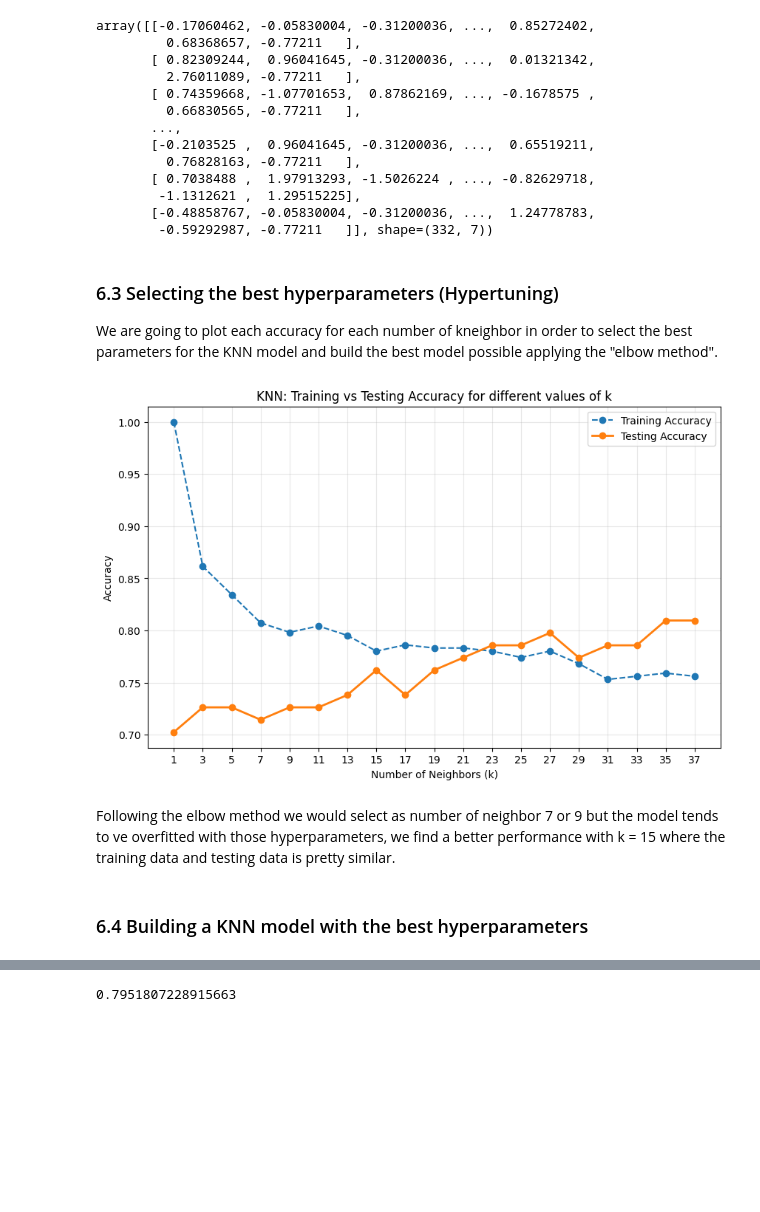
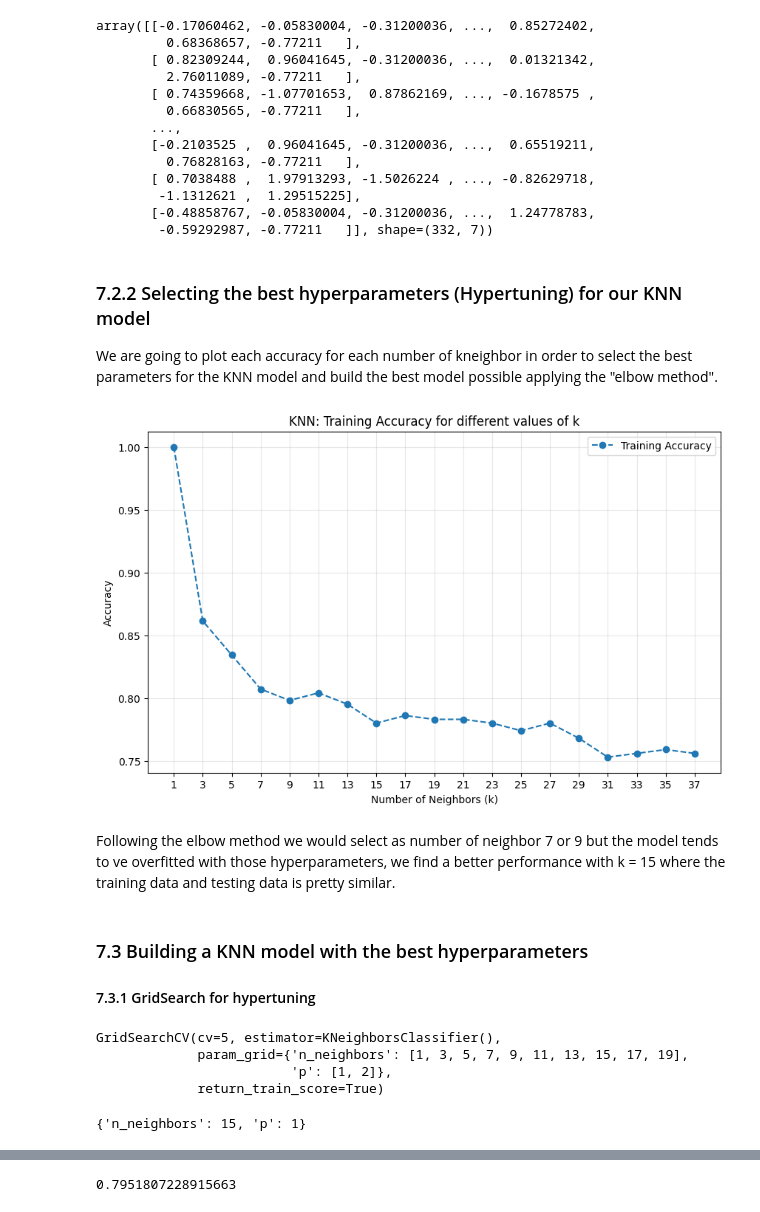
Before and after one commit to Carlos-PC05/FinalProjectCS-362, a Jupyter notebook: FinalReport_SP26_RV_PC_MASTERFILE.ipynb, the cells around one changed output, grey strips where cells are left out. Cells and saved outputs as stored; diff of their text form; code cells hidden in the pictures; blank space fills up the shorter version.

```diff
--- a/FinalReport_SP26_RV_PC_MASTERFILE.ipynb
+++ b/FinalReport_SP26_RV_PC_MASTERFILE.ipynb
@@ -1210,6 +1224,7 @@ In this section, we use classification to classify individuals based on their Cl
 # %%
+#We map the Clinical Dementia Rating from {0, 0.5, 1, 2} to -> {0, 1, 2, 3}
+#This is neccesary because we need integers instead of floats.
 label_map = {0:0, 0.5:1, 1.0:2, 2.0:3}
 y_clf_train = y_clf_train.map(label_map)
-
 y_clf_test = y_clf_test.map(label_map)
-y_clf_test.dropna()
+y_clf_train = y_clf_train.dropna()
@@ -1252,47 +1256,70 @@ array([[-0.17060462, -0.05830004, -0.31200036, ...,  0.85272402,
        [-0.48858767, -0.05830004, -0.31200036, ...,  1.24778783,
         -0.59292987, -0.77211   ]], shape=(332, 7))
 # %% [markdown]
-### 6.3 Selecting the best hyperparameters (Hypertuning)
+### 7.2.2 Selecting the best hyperparameters (Hypertuning) for our KNN model
 
 We are going to plot each accuracy for each number of kneighbor in order to select the best parameters for the KNN model and build the best model possible applying the "elbow method".
 # %%
 #Initialize dictionaries for both
 train_accuracies = {}
-test_accuracies = {}
 k_values = range(1, 39, 2)
 
 for k in k_values:
     #fit on training data
     model = KNeighborsClassifier(n_neighbors=k)
     model.fit(X_train_scaled, y_clf_train)
 
     # Record Training Accuracy
     train_accuracies[k] = model.score(X_train_scaled, y_clf_train)
 
-    # Record Testing Accuracy
-    test_accuracies[k] = model.score(X_test_scaled, y_clf_test)
-
 #Plotting
 plt.figure(figsize=(10, 6))
 
 # Plot Training
 plt.plot(k_values, list(train_accuracies.values()),
          label="Training Accuracy", marker="o", linestyle='--')
 
-# Plot Testing
-plt.plot(k_values, list(test_accuracies.values()),
-         label="Testing Accuracy", marker="o", linewidth=2)
-
-plt.title("KNN: Training vs Testing Accuracy for different values of k")
+plt.title("KNN: Training Accuracy for different values of k")
 plt.xlabel('Number of Neighbors (k)')
 plt.ylabel('Accuracy')
 plt.xticks(k_values)
 plt.legend()
 plt.grid(True, alpha=0.3)
 plt.show();
 # %% [output]
-[figure, old version]
+[figure, new version]
 # %% [markdown]
 Following the elbow method we would select as number of neighbor 7 or 9 but the model tends to ve overfitted with those hyperparameters, we find a better performance with k = 15 where the training data and testing data is pretty similar.
 # %% [markdown]
-### 6.4 Building a KNN model with the best hyperparameters
+### 7.3 Building a KNN model with the best hyperparameters
+
+#### 7.3.1 GridSearch for hypertuning
+# %%
+#Grid Search for KNN to find the best hyperparameters
+#20 combinations
+parameters = {  #20 combinations
+    "n_neighbors" : [1,3,5,7,9,11,13,15,17,19],
+    "p" : [1, 2]
+}
+
+NUM_FOLDS = 5   #we set 5 folds
+
+grid_search = GridSearchCV(
+    KNeighborsClassifier(),
+    parameters,
+    cv = NUM_FOLDS,
+    return_train_score = True
+)
+
+grid_search.fit(X_train_scaled, y_clf_train)
+grid_search
+# %% [output]
+GridSearchCV(cv=5, estimator=KNeighborsClassifier(),
+             param_grid={'n_neighbors': [1, 3, 5, 7, 9, 11, 13, 15, 17, 19],
+                         'p': [1, 2]},
+             return_train_score=True)
+# %%
+#Printing the best parameters
+grid_search.best_params_
+# %% [output]
+{'n_neighbors': 15, 'p': 1}
```
Also changed, not shown: parts of 45 cells of this notebook.
